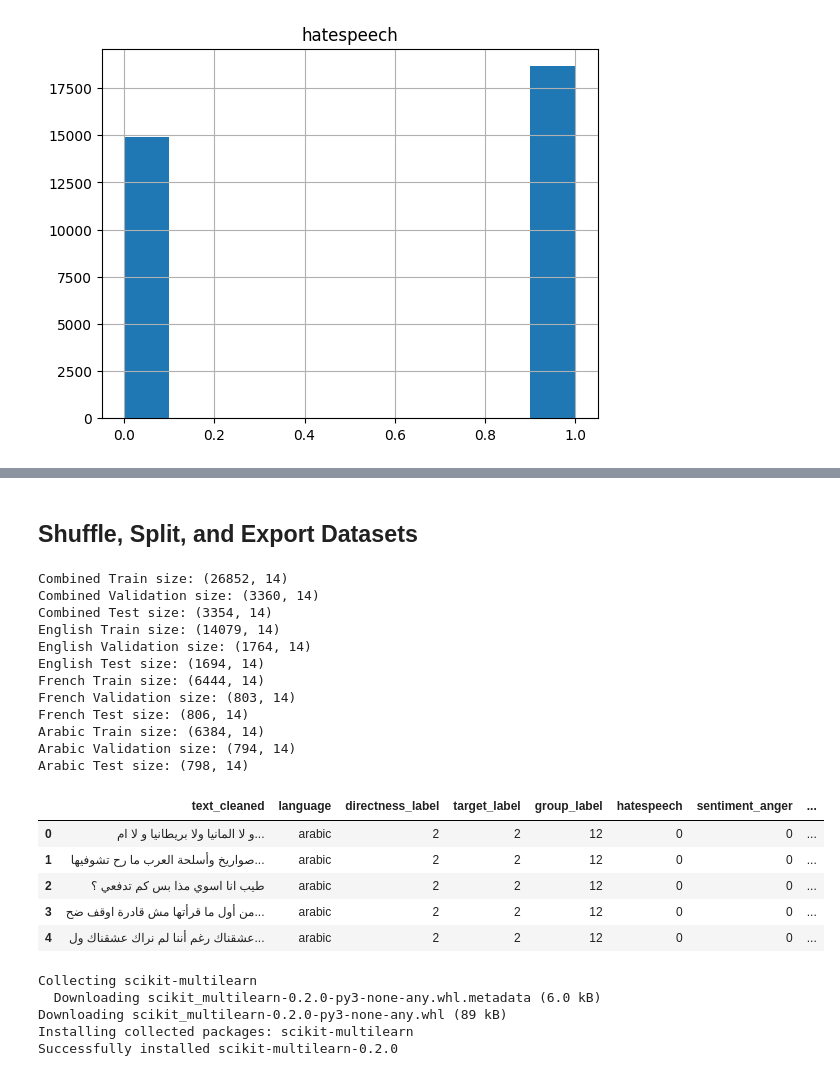
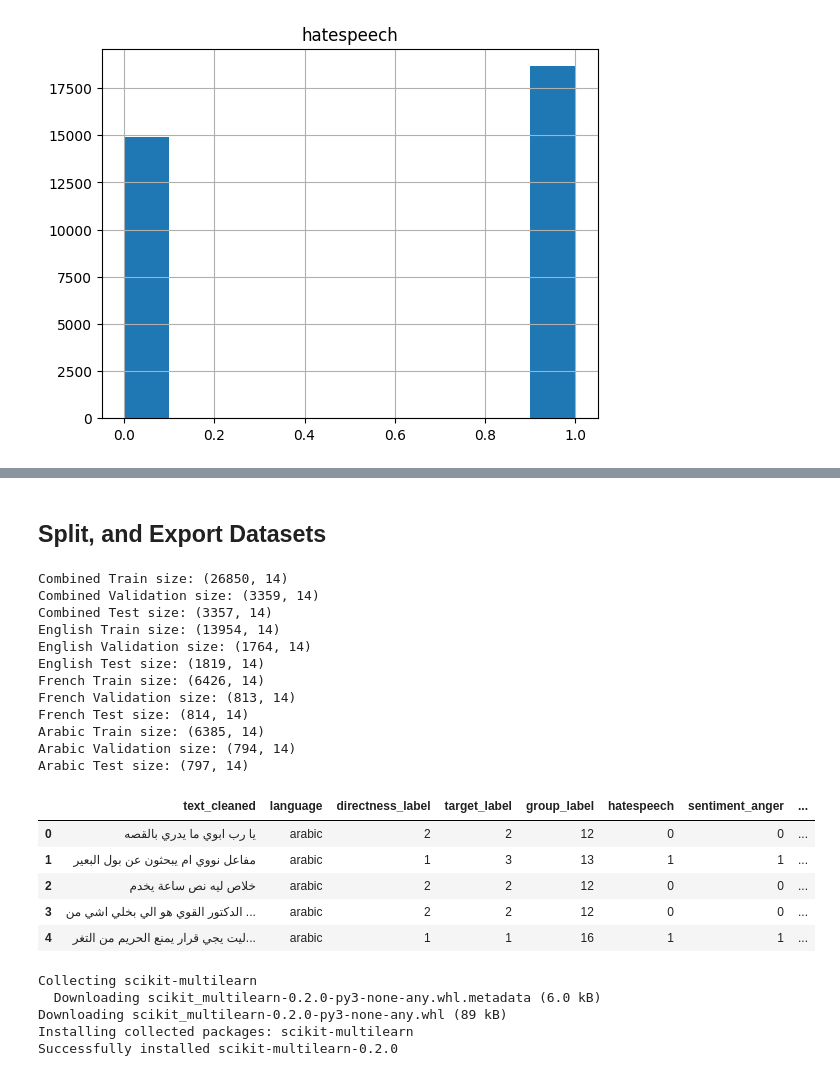
Before and after one commit to nadaamoharram/MLMA_Toxicity_Detection_Deep_Learning, a Jupyter notebook: data_cleaning.ipynb, the cells around one changed output, grey strips where cells are left out. Drawn from its saved outputs; the diff is of its cells as text; code cells hidden in the pictures.

Commit message:
shuffled data

```diff
--- a/data_cleaning.ipynb
+++ b/data_cleaning.ipynb
@@ -203,0 +224,2 @@ array([[<Axes: title={'center': 'hatespeech'}>]], dtype=object)
+# %%
+shuffled_df = hate_df.sample(frac=1, random_state=42).reset_index(drop=True)
@@ -206,5 +244,5 @@ hate_df.to_csv("/content/drive/MyDrive/hate_detect_tweets_clean.csv", index=Fals
 # %% [markdown]
-## Shuffle, Split, and Export Datasets
+## Split, and Export Datasets
 # %%
 from skmultilearn.model_selection import iterative_train_test_split
 import numpy as np
@@ -238,50 +276,50 @@ def iterative_split_and_export(df, prefix):
     # Filter wanted columns
     cols_to_keep = [
         'text_cleaned', 'language', 'directness_label', 'target_label', 'group_label', 'hatespeech'
     ] + label_cols
     train_export = train_df[cols_to_keep]
     val_export = val_df[cols_to_keep]
     test_export = test_df[cols_to_keep]
 
     # Output to CSV
     train_export.to_csv(f"/content/drive/MyDrive/{prefix}_train.csv", index=False)
     val_export.to_csv(f"/content/drive/MyDrive/{prefix}_val.csv", index=False)
     test_export.to_csv(f"/content/drive/MyDrive/{prefix}_test.csv", index=False)
 
     print(f"{prefix.capitalize()} Train size: {train_export.shape}")
     print(f"{prefix.capitalize()} Validation size: {val_export.shape}")
     print(f"{prefix.capitalize()} Test size: {test_export.shape}")
     return train_export.head()
 
 # For combined_df
-iterative_split_and_export(hate_df, "combined")
+iterative_split_and_export(shuffled_df, "combined")
 
 # For english_df
-english_df = hate_df[hate_df['language'] == 'english'].reset_index(drop=True)
+english_df = shuffled_df[shuffled_df['language'] == 'english'].reset_index(drop=True)
 iterative_split_and_export(english_df, "english")
 # For french_df
-french_df = hate_df[hate_df['language'] == 'french'].reset_index(drop=True)
+french_df = shuffled_df[shuffled_df['language'] == 'french'].reset_index(drop=True)
 iterative_split_and_export(french_df, "french")
 # For arabic_df
-arabic_df = hate_df[hate_df['language'] == 'arabic'].reset_index(drop=True)
+arabic_df = shuffled_df[shuffled_df['language'] == 'arabic'].reset_index(drop=True)
 iterative_split_and_export(arabic_df, "arabic")
 # %% [output]
-Combined Train size: (26852, 14)
-Combined Validation size: (3360, 14)
-Combined Test size: (3354, 14)
-English Train size: (14079, 14)
+Combined Train size: (26850, 14)
+Combined Validation size: (3359, 14)
+Combined Test size: (3357, 14)
+English Train size: (13954, 14)
 English Validation size: (1764, 14)
-English Test size: (1694, 14)
-French Train size: (6444, 14)
-French Validation size: (803, 14)
-French Test size: (806, 14)
-Arabic Train size: (6384, 14)
+English Test size: (1819, 14)
+French Train size: (6426, 14)
+French Validation size: (813, 14)
+French Test size: (814, 14)
+Arabic Train size: (6385, 14)
 Arabic Validation size: (794, 14)
-Arabic Test size: (798, 14)
+Arabic Test size: (797, 14)
 |  | text_cleaned | language | directness_label | target_label | group_label | hatespeech | sentiment_anger | ... |
-| 0 | و لا المانيا ولا بريطانيا و لا ام... | arabic | 2 | 2 | 12 | 0 | 0 | ... |
-| 1 | صواريخ وأسلحة العرب ما رح تشوفيها... | arabic | 2 | 2 | 12 | 0 | 0 | ... |
-| 2 | طيب انا اسوي مذا بس كم تدفعي ؟ | arabic | 2 | 2 | 12 | 0 | 0 | ... |
-| 3 | من أول ما قرأتها مش قادرة اوقف ضح... | arabic | 2 | 2 | 12 | 0 | 0 | ... |
-| 4 | عشقناك رغم أننا لم نراك عشقناك ول... | arabic | 2 | 2 | 12 | 0 | 0 | ... |
+| 0 | يا رب ابوي ما يدري بالقصه | arabic | 2 | 2 | 12 | 0 | 0 | ... |
+| 1 | مفاعل نووي ام يبحثون عن بول البعير | arabic | 1 | 3 | 13 | 1 | 1 | ... |
+| 2 | خلاص ليه نص ساعة يخدم | arabic | 2 | 2 | 12 | 0 | 0 | ... |
+| 3 | الدكتور القوي هو الي بخلي اشي من ... | arabic | 2 | 2 | 12 | 0 | 0 | ... |
+| 4 | ليت يجي قرار يمنع الحريم من التغر... | arabic | 1 | 1 | 16 | 1 | 1 | ... |
 # %%
```
Also changed, not shown: parts of 8 cells of this notebook, 15 other files.
